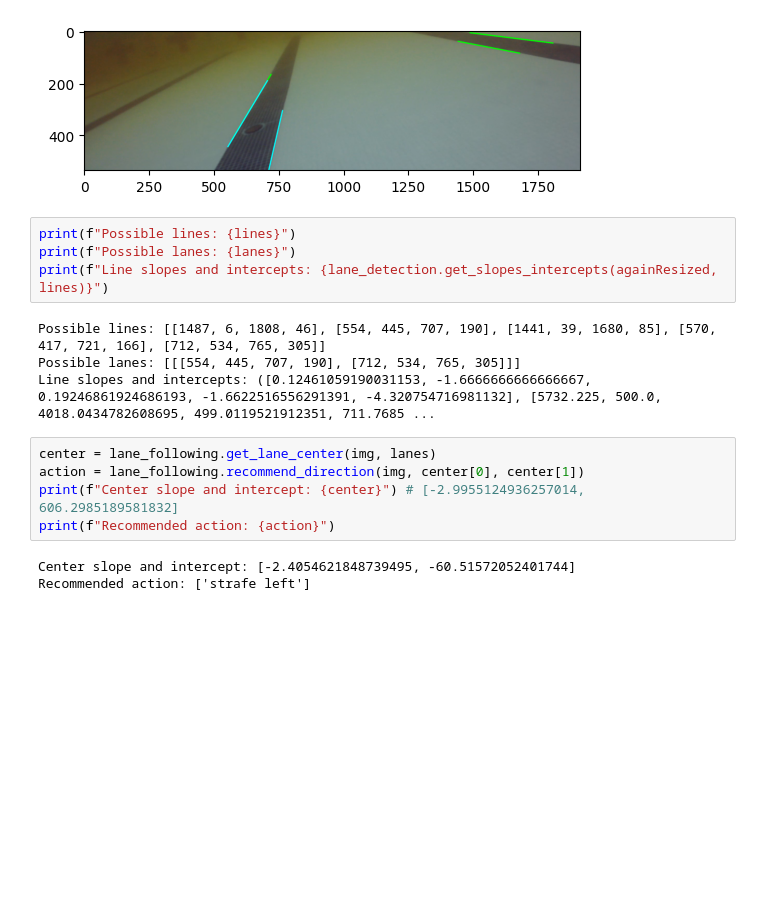
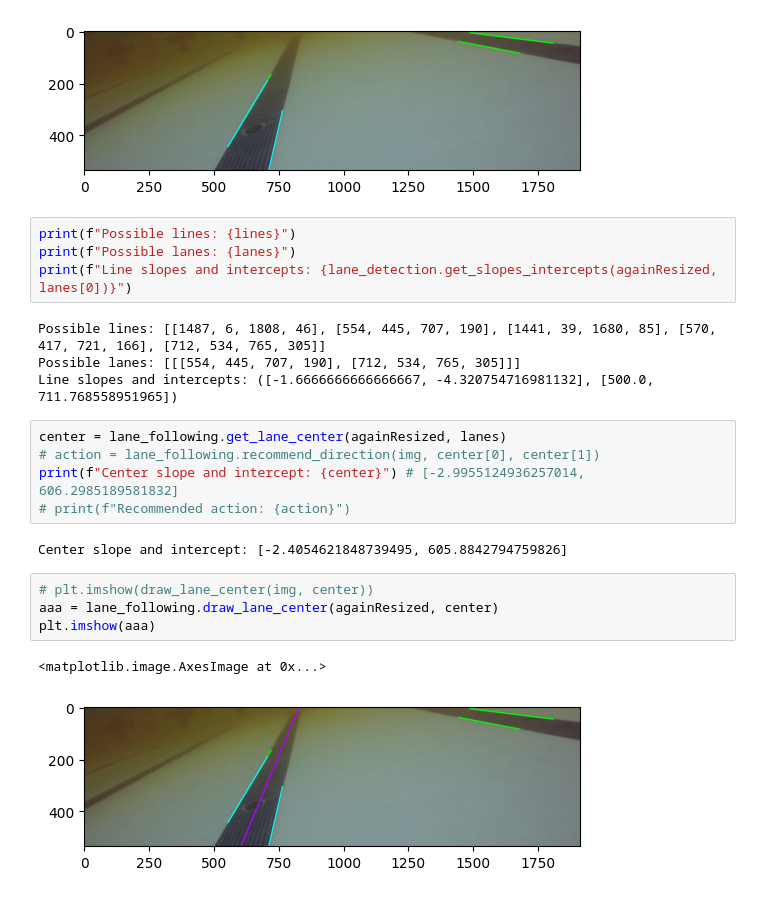
Before and after one commit to TotallyNotAPumpkin/cv-intro, a Jupyter notebook: path_follow.ipynb, the cells around one changed output. Drawn from its saved outputs; the diff is of its cells as text; blank space fills up the shorter version.

```diff
--- a/path_follow.ipynb
+++ b/path_follow.ipynb
@@ -40,16 +40,22 @@ plt.imshow(lane_detection.draw_lanes(againResized, lanes))
 # %%
 print(f"Possible lines: {lines}")
 print(f"Possible lanes: {lanes}")
-print(f"Line slopes and intercepts: {lane_detection.get_slopes_intercepts(againResized, lines)}")
+print(f"Line slopes and intercepts: {lane_detection.get_slopes_intercepts(againResized, lanes[0])}")
 # %% [output]
 Possible lines: [[1487, 6, 1808, 46], [554, 445, 707, 190], [1441, 39, 1680, 85], [570, 417, 721, 166], [712, 534, 765, 305]]
 Possible lanes: [[[554, 445, 707, 190], [712, 534, 765, 305]]]
-Line slopes and intercepts: ([0.12461059190031153, -1.6666666666666667, 0.19246861924686193, -1.6622516556291391, -4.320754716981132], [5732.225, 500.0, 4018.0434782608695, 499.0119521912351, 711.7685 ...
+Line slopes and intercepts: ([-1.6666666666666667, -4.320754716981132], [500.0, 711.768558951965])
 # %%
-center = lane_following.get_lane_center(img, lanes)
-action = lane_following.recommend_direction(img, center[0], center[1])
+center = lane_following.get_lane_center(againResized, lanes)
+# action = lane_following.recommend_direction(img, center[0], center[1])
 print(f"Center slope and intercept: {center}") # [-2.9955124936257014, 606.2985189581832]
-print(f"Recommended action: {action}")
+# print(f"Recommended action: {action}")
 # %% [output]
-Center slope and intercept: [-2.4054621848739495, -60.51572052401744]
-Recommended action: ['strafe left']
+Center slope and intercept: [-2.4054621848739495, 605.8842794759826]
+# %%
+# plt.imshow(draw_lane_center(img, center))
+aaa = lane_following.draw_lane_center(againResized, center)
+plt.imshow(aaa)
+# %% [output]
+<matplotlib.image.AxesImage at 0x...>
+[figure, added]
```
Also changed, not shown: parts of 2 cells of this notebook, 8 other files.
